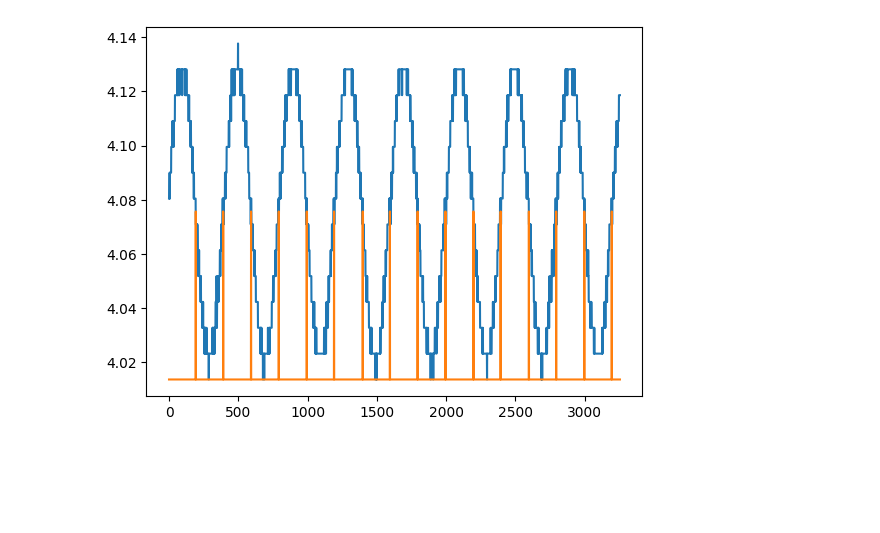
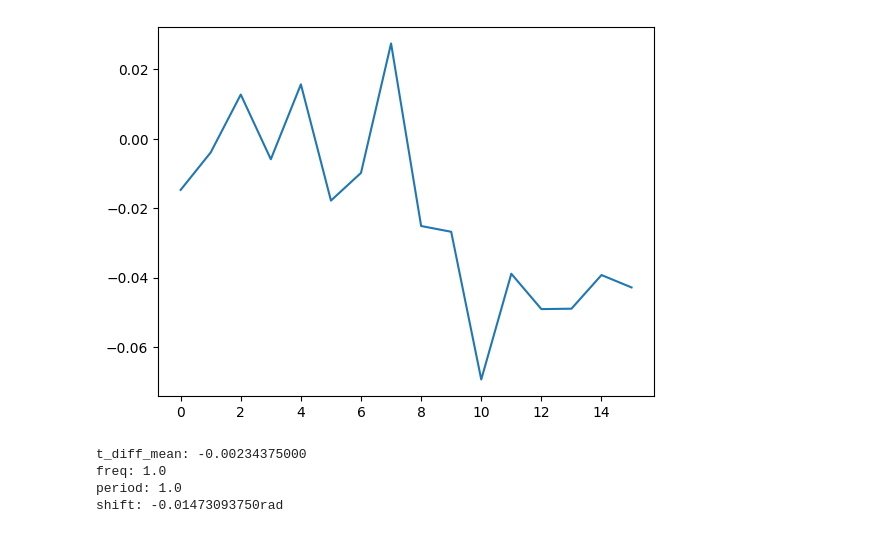
Before and after one commit to katzgo/EIS_keysight, a Jupyter notebook: EIS_app.ipynb, the cells around one changed output. Saved outputs shown, nothing was run; the diff lists cells and outputs as text; code cells hidden in the pictures; blank space fills up the shorter version.

Commit message:
phase shift calculations

```diff
--- a/EIS_app.ipynb
+++ b/EIS_app.ipynb
@@ -408,9 +418,32 @@ plt.show()
 # %%
-plt.plot(voltage)
-plt.plot(disp_zeros)
+plt.plot(sweep_shifts)
 plt.show()
 # %% [output]
-[figure, old version]
+[figure, new version]
+# %%
+#phase shift
+
+
+getcontext().prec = 10
+sample_time=process.frequency_values[frequency][0][1]
+#print(sample_time)
+t_diff=[]
+for i in range(len(v_zero_crossing)):
+    t_diff.append(Decimal(str(i_zero_crossing[i]*sample_time))-Decimal(str(v_zero_crossing[i]*sample_time)))
+
+t_diff_mean=Decimal(np.mean(t_diff))
+
+print("t_diff_mean: "+str(t_diff_mean))
+print("freq: "+str(frequency))
+print("period: "+str(1/frequency))
+
+shift=(t_diff_mean*Decimal(3.1426*2))/Decimal((1/frequency))
+print("shift: "+ str(shift)+" rad")#"°")
+# %% [output]
+t_diff_mean: -0.00234375000
+freq: 1.0
+period: 1.0
+shift: -0.01473093750rad
 # %%
 initialFreq, finalFreq = (1, 1000)
 sweep_points_per_decade = 5
```
Also changed, not shown: parts of 2 cells of this notebook.
